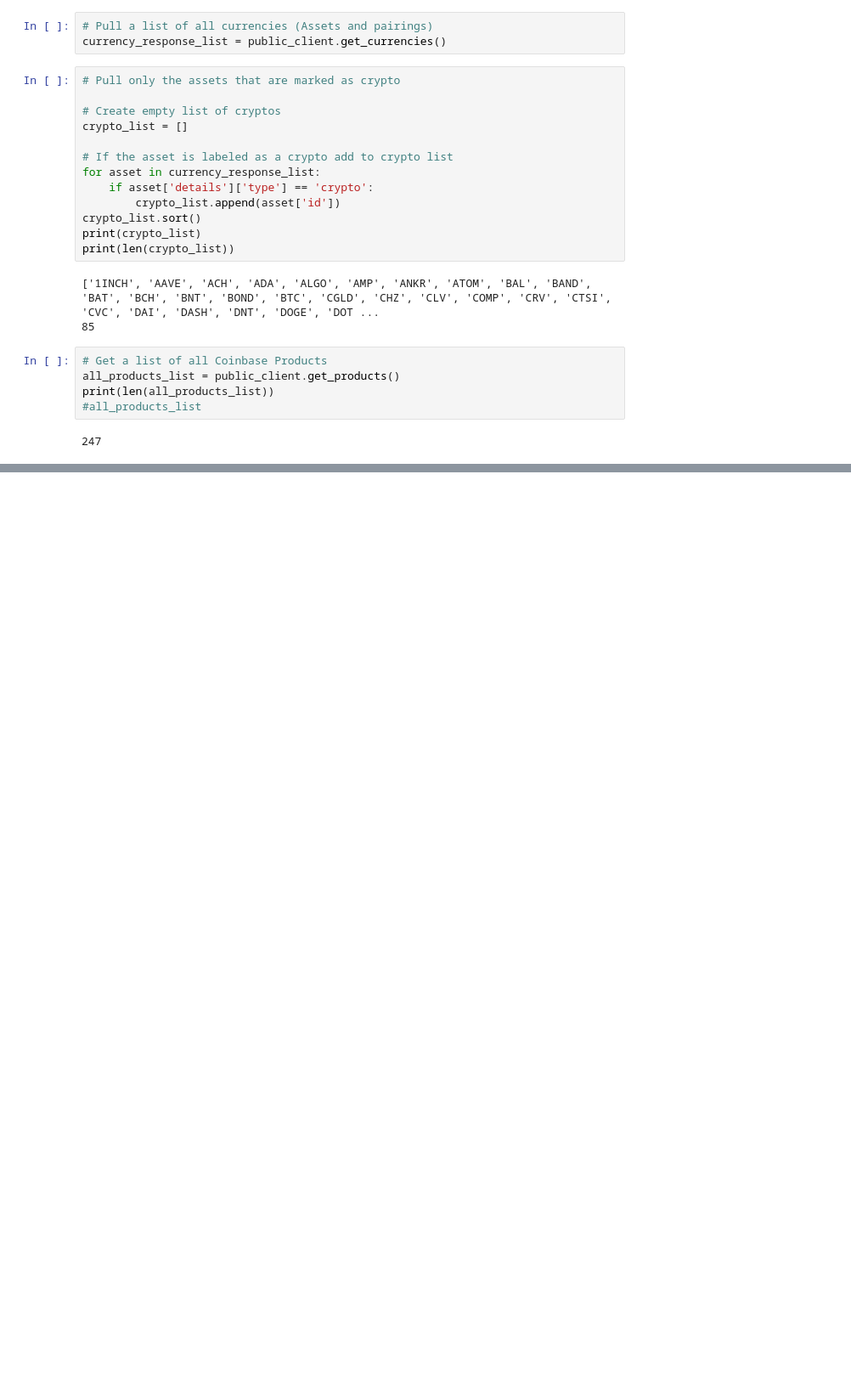
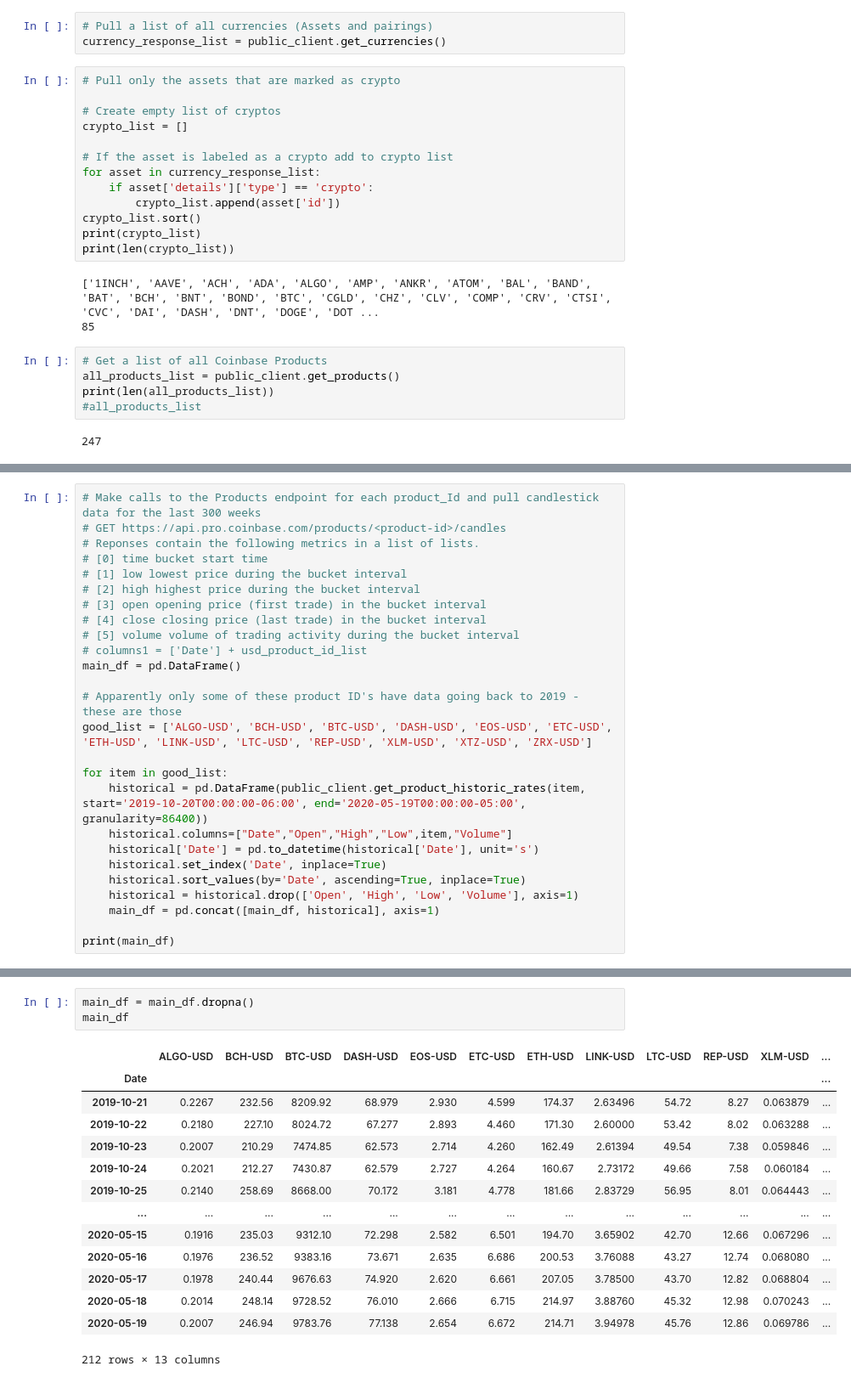
Before and after one commit to padibona/FinTechProject1, a Jupyter notebook: Crypto_Alt_Analysis.ipynb, the cells around one changed output, grey strips where cells are left out. Shown at 85% size. Saved outputs shown, nothing was run; the diff lists cells and outputs as text; blank space fills up the shorter version.

```diff
--- a/Crypto_Alt_Analysis.ipynb
+++ b/Crypto_Alt_Analysis.ipynb
@@ -108,0 +139,26 @@ Date
+# %%
+# Make calls to the Products endpoint for each product_Id and pull candlestick data for the last 300 weeks
+# GET https://api.pro.coinbase.com/products/<product-id>/candles
+# Reponses contain the following metrics in a list of lists.
+# [0] time bucket start time
+# [1] low lowest price during the bucket interval
+# [2] high highest price during the bucket interval
+# [3] open opening price (first trade) in the bucket interval
+# [4] close closing price (last trade) in the bucket interval
+# [5] volume volume of trading activity during the bucket interval
+# columns1 = ['Date'] + usd_product_id_list
+main_df = pd.DataFrame()
+
+# Apparently only some of these product ID's have data going back to 2019 - these are those
+good_list = ['ALGO-USD', 'BCH-USD', 'BTC-USD', 'DASH-USD', 'EOS-USD', 'ETC-USD', 'ETH-USD', 'LINK-USD', 'LTC-USD', 'REP-USD', 'XLM-USD', 'XTZ-USD', 'ZRX-USD']
+
+for item in good_list:
+    historical = pd.DataFrame(public_client.get_product_historic_rates(item, start='2019-10-20T00:00:00-06:00', end='2020-05-19T00:00:00-05:00', granularity=86400))
+    historical.columns=["Date","Open","High","Low",item,"Volume"]
+    historical['Date'] = pd.to_datetime(historical['Date'], unit='s')
+    historical.set_index('Date', inplace=True)
+    historical.sort_values(by='Date', ascending=True, inplace=True)
+    historical = historical.drop(['Open', 'High', 'Low', 'Volume'], axis=1)
+    main_df = pd.concat([main_df, historical], axis=1)
+
+print(main_df)
@@ -108,0 +183,18 @@ Date
+# %%
+main_df = main_df.dropna()
+main_df
+# %% [output]
+|  | ALGO-USD | BCH-USD | BTC-USD | DASH-USD | EOS-USD | ETC-USD | ETH-USD | LINK-USD | LTC-USD | REP-USD | XLM-USD | ... |
+| Date |  |  |  |  |  |  |  |  |  |  |  | ... |
+| 2019-10-21 | 0.2267 | 232.56 | 8209.92 | 68.979 | 2.930 | 4.599 | 174.37 | 2.63496 | 54.72 | 8.27 | 0.063879 | ... |
+| 2019-10-22 | 0.2180 | 227.10 | 8024.72 | 67.277 | 2.893 | 4.460 | 171.30 | 2.60000 | 53.42 | 8.02 | 0.063288 | ... |
+| 2019-10-23 | 0.2007 | 210.29 | 7474.85 | 62.573 | 2.714 | 4.260 | 162.49 | 2.61394 | 49.54 | 7.38 | 0.059846 | ... |
+| 2019-10-24 | 0.2021 | 212.27 | 7430.87 | 62.579 | 2.727 | 4.264 | 160.67 | 2.73172 | 49.66 | 7.58 | 0.060184 | ... |
+| 2019-10-25 | 0.2140 | 258.69 | 8668.00 | 70.172 | 3.181 | 4.778 | 181.66 | 2.83729 | 56.95 | 8.01 | 0.064443 | ... |
+| ... | ... | ... | ... | ... | ... | ... | ... | ... | ... | ... | ... | ... |
+| 2020-05-15 | 0.1916 | 235.03 | 9312.10 | 72.298 | 2.582 | 6.501 | 194.70 | 3.65902 | 42.70 | 12.66 | 0.067296 | ... |
+| 2020-05-16 | 0.1976 | 236.52 | 9383.16 | 73.671 | 2.635 | 6.686 | 200.53 | 3.76088 | 43.27 | 12.74 | 0.068080 | ... |
+| 2020-05-17 | 0.1978 | 240.44 | 9676.63 | 74.920 | 2.620 | 6.661 | 207.05 | 3.78500 | 43.70 | 12.82 | 0.068804 | ... |
+| 2020-05-18 | 0.2014 | 248.14 | 9728.52 | 76.010 | 2.666 | 6.715 | 214.97 | 3.88760 | 45.32 | 12.98 | 0.070243 | ... |
+| 2020-05-19 | 0.2007 | 246.94 | 9783.76 | 77.138 | 2.654 | 6.672 | 214.71 | 3.94978 | 45.76 | 12.86 | 0.069786 | ... |
+212 rows × 13 columns
```
Also changed, not shown: parts of 13 cells of this notebook.
